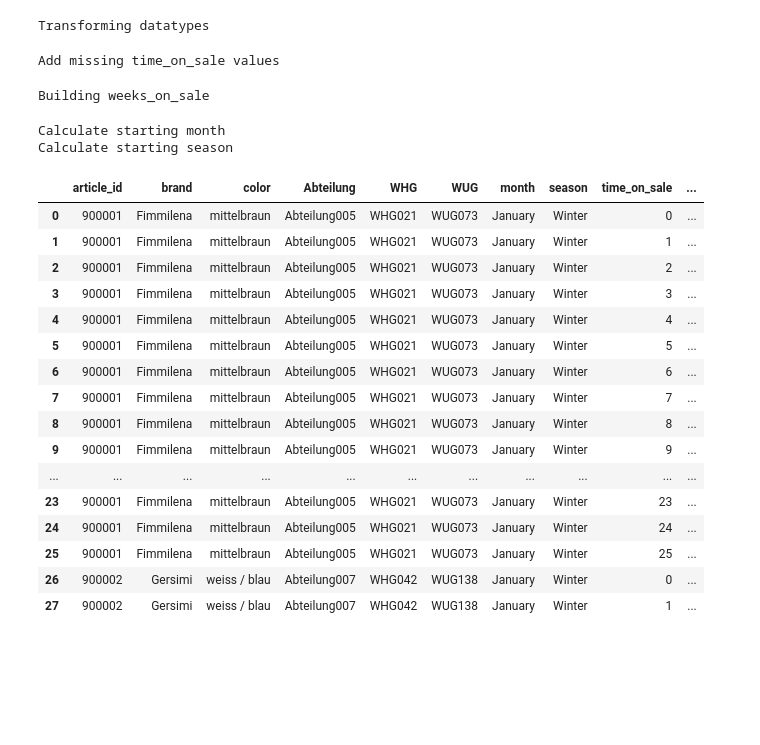
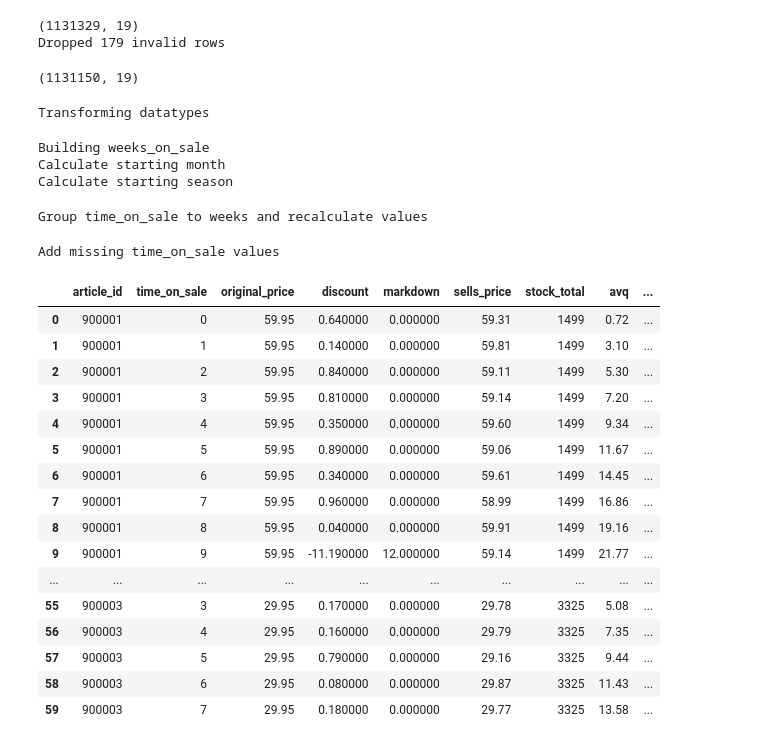
Before and after one commit to indyfree/tailor, a Jupyter notebook: notebooks/00-process-data.ipynb, the cells around one changed output. Cells and saved outputs as stored; diff of their text form; code cells hidden in the pictures; blank space fills up the shorter version.

```diff
--- a/notebooks/00-process-data.ipynb
+++ b/notebooks/00-process-data.ipynb
@@ -16 +16,9 @@ df = data.load_csv()
+# %%
+print(df_raw.shape)
+df_raw = data.drop_invalid_rows(df_raw)
+df_raw.shape
+# %% [output]
+(1131329, 19)
+Dropped 179 invalid rows
+(1131150, 19)
 # %%
@@ -18,15 +26,16 @@ df = data.transform_datatypes(df)
 # %% [output]
 Transforming datatypes
+# %%
+df = features.build(df_raw)
+# %% [output]
+Building weeks_on_sale
+Calculate starting month
+Calculate starting season
+# %%
+df = data.group_by.weeks_on_sale(df)
+# %% [output]
+Group time_on_sale to weeks and recalculate values
 # %%
 df = data.fill_missing_values(df)
 # %% [output]
 Add missing time_on_sale values
-# %%
-df = features.build_features.weeks_on_sale(df)
-# %% [output]
-Building weeks_on_sale
-# %%
-df = features.build_features.accurate_season(df)
-# %% [output]
-Calculate starting month
-Calculate starting season
@@ -35,20 +42,20 @@ df = data.group_by.weeks_on_sale(df)
 # %%
-df.head(28)
+df.head(60)
 # %% [output]
-|  | article_id | brand | color | Abteilung | WHG | WUG | month | season | time_on_sale | ... |
-| 0 | 900001 | Fimmilena | mittelbraun | Abteilung005 | WHG021 | WUG073 | January | Winter | 0 | ... |
-| 1 | 900001 | Fimmilena | mittelbraun | Abteilung005 | WHG021 | WUG073 | January | Winter | 1 | ... |
-| 2 | 900001 | Fimmilena | mittelbraun | Abteilung005 | WHG021 | WUG073 | January | Winter | 2 | ... |
-| 3 | 900001 | Fimmilena | mittelbraun | Abteilung005 | WHG021 | WUG073 | January | Winter | 3 | ... |
-| 4 | 900001 | Fimmilena | mittelbraun | Abteilung005 | WHG021 | WUG073 | January | Winter | 4 | ... |
-| 5 | 900001 | Fimmilena | mittelbraun | Abteilung005 | WHG021 | WUG073 | January | Winter | 5 | ... |
-| 6 | 900001 | Fimmilena | mittelbraun | Abteilung005 | WHG021 | WUG073 | January | Winter | 6 | ... |
-| 7 | 900001 | Fimmilena | mittelbraun | Abteilung005 | WHG021 | WUG073 | January | Winter | 7 | ... |
-| 8 | 900001 | Fimmilena | mittelbraun | Abteilung005 | WHG021 | WUG073 | January | Winter | 8 | ... |
-| 9 | 900001 | Fimmilena | mittelbraun | Abteilung005 | WHG021 | WUG073 | January | Winter | 9 | ... |
-| ... | ... | ... | ... | ... | ... | ... | ... | ... | ... | ... |
-| 23 | 900001 | Fimmilena | mittelbraun | Abteilung005 | WHG021 | WUG073 | January | Winter | 23 | ... |
-| 24 | 900001 | Fimmilena | mittelbraun | Abteilung005 | WHG021 | WUG073 | January | Winter | 24 | ... |
-| 25 | 900001 | Fimmilena | mittelbraun | Abteilung005 | WHG021 | WUG073 | January | Winter | 25 | ... |
-| 26 | 900002 | Gersimi | weiss / blau | Abteilung007 | WHG042 | WUG138 | January | Winter | 0 | ... |
-| 27 | 900002 | Gersimi | weiss / blau | Abteilung007 | WHG042 | WUG138 | January | Winter | 1 | ... |
+|  | article_id | time_on_sale | original_price | discount | markdown | sells_price | stock_total | avq | ... |
+| 0 | 900001 | 0 | 59.95 | 0.640000 | 0.000000 | 59.31 | 1499 | 0.72 | ... |
+| 1 | 900001 | 1 | 59.95 | 0.140000 | 0.000000 | 59.81 | 1499 | 3.10 | ... |
+| 2 | 900001 | 2 | 59.95 | 0.840000 | 0.000000 | 59.11 | 1499 | 5.30 | ... |
+| 3 | 900001 | 3 | 59.95 | 0.810000 | 0.000000 | 59.14 | 1499 | 7.20 | ... |
+| 4 | 900001 | 4 | 59.95 | 0.350000 | 0.000000 | 59.60 | 1499 | 9.34 | ... |
+| 5 | 900001 | 5 | 59.95 | 0.890000 | 0.000000 | 59.06 | 1499 | 11.67 | ... |
+| 6 | 900001 | 6 | 59.95 | 0.340000 | 0.000000 | 59.61 | 1499 | 14.45 | ... |
+| 7 | 900001 | 7 | 59.95 | 0.960000 | 0.000000 | 58.99 | 1499 | 16.86 | ... |
+| 8 | 900001 | 8 | 59.95 | 0.040000 | 0.000000 | 59.91 | 1499 | 19.16 | ... |
+| 9 | 900001 | 9 | 59.95 | -11.190000 | 12.000000 | 59.14 | 1499 | 21.77 | ... |
+| ... | ... | ... | ... | ... | ... | ... | ... | ... | ... |
+| 55 | 900003 | 3 | 29.95 | 0.170000 | 0.000000 | 29.78 | 3325 | 5.08 | ... |
+| 56 | 900003 | 4 | 29.95 | 0.160000 | 0.000000 | 29.79 | 3325 | 7.35 | ... |
+| 57 | 900003 | 5 | 29.95 | 0.790000 | 0.000000 | 29.16 | 3325 | 9.44 | ... |
+| 58 | 900003 | 6 | 29.95 | 0.080000 | 0.000000 | 29.87 | 3325 | 11.43 | ... |
+| 59 | 900003 | 7 | 29.95 | 0.180000 | 0.000000 | 29.77 | 3325 | 13.58 | ... |
```
Also changed, not shown: parts of 3 cells of this notebook, 1 other file.
